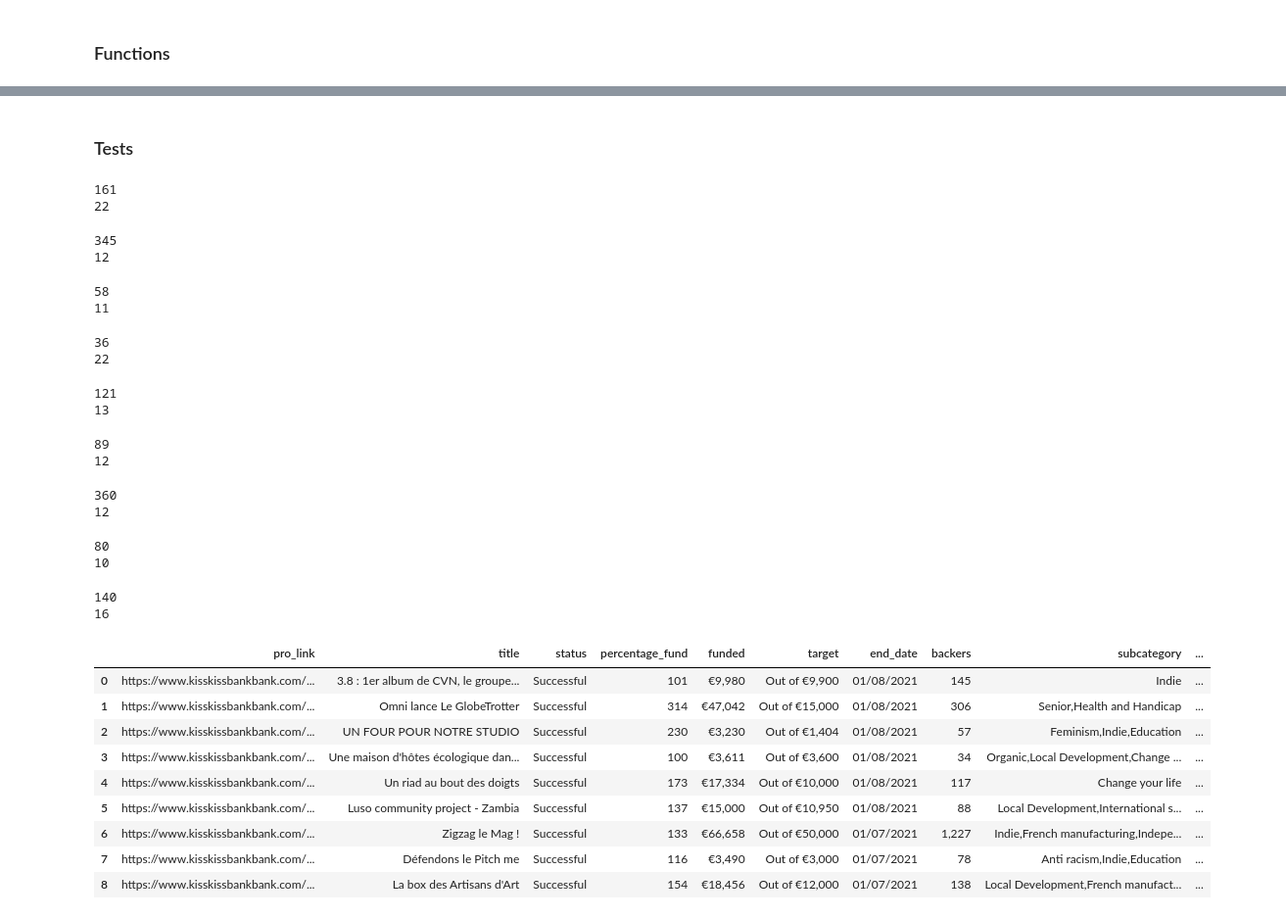
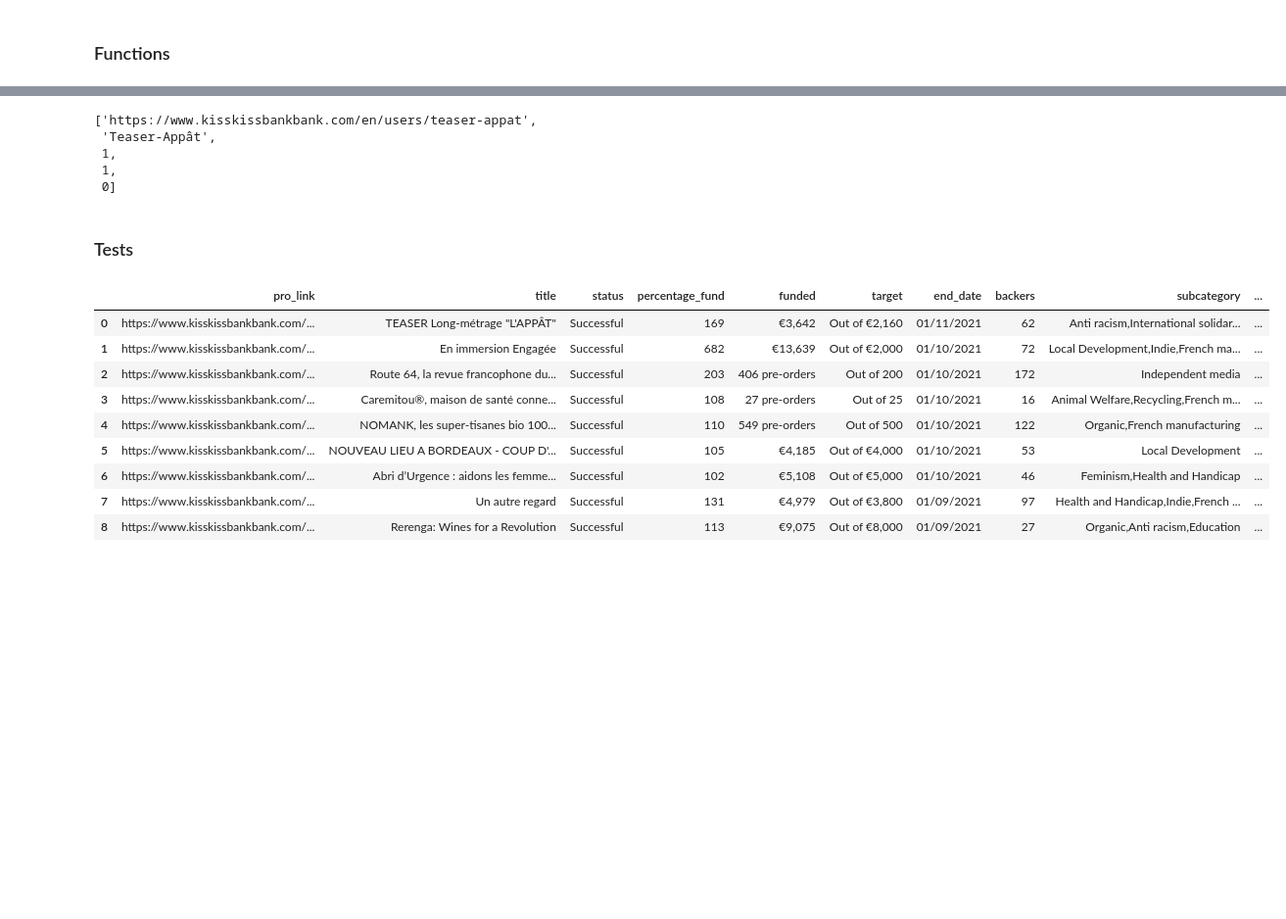
Before and after one commit to nghiadanh26/Crowdfunding, a Jupyter notebook: collect_data_v2.ipynb, the cells around one changed output, grey strips where cells are left out. Shown at 98% size. Saved outputs shown, nothing was run; the diff lists cells and outputs as text; code cells hidden in the pictures; blank space fills up the shorter version.

Commit message:
Disable timeline and comment

```diff
--- a/collect_data_v2.ipynb
+++ b/collect_data_v2.ipynb
@@ -33,7 +33,8 @@ project_features = [
     'num_comments',
     'num_contributions',
     'creater_link',
-    'language'
+    'language',
+    'short_des'
 ]
 
 reward_features = [
@@ -327,4 +325,4 @@ def extract_data(url):
 # %%
-project, reward, creater, timeline, comment = extract_data('https://www.kisskissbankbank.com/en/projects/zigzag-le-mag')
+project, reward, creater = extract_data('https://www.kisskissbankbank.com/en/projects/teaserlappat')
 project
 # %% [output]
@@ -371,13 +362,21 @@ comment
+# %%
+creater
+# %% [output]
+['https://www.kisskissbankbank.com/en/users/teaser-appat',
+ 'Teaser-Appât',
+ 1,
+ 1,
+ 0]
 # %%
 def collect_data(start = 2, end = 3):
 
     projects = []
     rewards = []
     creaters = []
-    timelines = []
-    comments = []
+    #timelines = []
+    #comments = []
 
-    for i in range(start,end):
+    for i in tqdm(range(start,end)):
 
         url_i = create_url(i)
 
@@ -403,22 +402,22 @@ def collect_data(start = 2, end = 3):
         for p in tqdm(pro_links):
             pro_link = p.get('href')
             #print(pro_link)
-            project, reward, creater, timeline, comment = extract_data(pro_link)
+            project, reward, creater = extract_data(pro_link)
             projects.append(project)
             for r in reward:
                 rewards.append(r)
             #print(rewards)
             creaters.append(creater)
-            for t in timeline:
-                timelines.append(t)
-            for c in comment:
-                comments.append(c)
+            #for t in timeline:
+                #timelines.append(t)
+            #for c in comment:
+                #comments.append(c)
     projects = pd.DataFrame(projects, columns = project_features)
     rewards = pd.DataFrame(rewards, columns = reward_features)
     creaters = pd.DataFrame(creaters, columns = creater_features)
-    timelines = pd.DataFrame(timelines, columns = timeline_features)
-    comments = pd.DataFrame(comments, columns = comment_features)
-    return projects, rewards, creaters, timelines, comments
+    #timelines = pd.DataFrame(timelines, columns = timeline_features)
+    #comments = pd.DataFrame(comments, columns = comment_features)
+    return projects, rewards, creaters#, timelines, comments
 # %% [markdown]
 ### Tests
 # %%
@@ -426,37 +425,19 @@ create_url(3)
 # %%
 extract_data('https://www.kisskissbankbank.com/en/projects/en-immersion-engagee')
 # %%
-projects, rewards, creaters, timelines, comments = collect_data(2,3)
+projects, rewards, creaters = collect_data(2,3)
 projects
 # %% [output]
-161
-22
-345
-12
-58
-11
-36
-22
-121
-13
-89
-12
-360
-12
-80
-10
-140
-16
 |  | pro_link | title | status | percentage_fund | funded | target | end_date | backers | subcategory | ... |
-| 0 | https://www.kisskissbankbank.com/... | 3.8 : 1er album de CVN, le groupe... | Successful | 101 | €9,980 | Out of €9,900 | 01/08/2021 | 145 | Indie | ... |
-| 1 | https://www.kisskissbankbank.com/... | Omni lance Le GlobeTrotter | Successful | 314 | €47,042 | Out of €15,000 | 01/08/2021 | 306 | Senior,Health and Handicap | ... |
-| 2 | https://www.kisskissbankbank.com/... | UN FOUR POUR NOTRE STUDIO | Successful | 230 | €3,230 | Out of €1,404 | 01/08/2021 | 57 | Feminism,Indie,Education | ... |
-| 3 | https://www.kisskissbankbank.com/... | Une maison d'hôtes écologique dan... | Successful | 100 | €3,611 | Out of €3,600 | 01/08/2021 | 34 | Organic,Local Development,Change ... | ... |
-| 4 | https://www.kisskissbankbank.com/... | Un riad au bout des doigts | Successful | 173 | €17,334 | Out of €10,000 | 01/08/2021 | 117 | Change your life | ... |
-| 5 | https://www.kisskissbankbank.com/... | Luso community project - Zambia | Successful | 137 | €15,000 | Out of €10,950 | 01/08/2021 | 88 | Local Development,International s... | ... |
-| 6 | https://www.kisskissbankbank.com/... | Zigzag le Mag ! | Successful | 133 | €66,658 | Out of €50,000 | 01/07/2021 | 1,227 | Indie,French manufacturing,Indepe... | ... |
-| 7 | https://www.kisskissbankbank.com/... | Défendons le Pitch me | Successful | 116 | €3,490 | Out of €3,000 | 01/07/2021 | 78 | Anti racism,Indie,Education | ... |
-| 8 | https://www.kisskissbankbank.com/... | La box des Artisans d'Art | Successful | 154 | €18,456 | Out of €12,000 | 01/07/2021 | 138 | Local Development,French manufact... | ... |
+| 0 | https://www.kisskissbankbank.com/... | TEASER Long-métrage "L'APPÂT" | Successful | 169 | €3,642 | Out of €2,160 | 01/11/2021 | 62 | Anti racism,International solidar... | ... |
+| 1 | https://www.kisskissbankbank.com/... | En immersion Engagée | Successful | 682 | €13,639 | Out of €2,000 | 01/10/2021 | 72 | Local Development,Indie,French ma... | ... |
+| 2 | https://www.kisskissbankbank.com/... | Route 64, la revue francophone du... | Successful | 203 | 406 pre-orders | Out of 200 | 01/10/2021 | 172 | Independent media | ... |
+| 3 | https://www.kisskissbankbank.com/... | Caremitou®, maison de santé conne... | Successful | 108 | 27 pre-orders | Out of 25 | 01/10/2021 | 16 | Animal Welfare,Recycling,French m... | ... |
+| 4 | https://www.kisskissbankbank.com/... | NOMANK, les super-tisanes bio 100... | Successful | 110 | 549 pre-orders | Out of 500 | 01/10/2021 | 122 | Organic,French manufacturing | ... |
+| 5 | https://www.kisskissbankbank.com/... | NOUVEAU LIEU A BORDEAUX - COUP D'... | Successful | 105 | €4,185 | Out of €4,000 | 01/10/2021 | 53 | Local Development | ... |
+| 6 | https://www.kisskissbankbank.com/... | Abri d’Urgence : aidons les femme... | Successful | 102 | €5,108 | Out of €5,000 | 01/10/2021 | 46 | Feminism,Health and Handicap | ... |
+| 7 | https://www.kisskissbankbank.com/... | Un autre regard | Successful | 131 | €4,979 | Out of €3,800 | 01/09/2021 | 97 | Health and Handicap,Indie,French ... | ... |
+| 8 | https://www.kisskissbankbank.com/... | Rerenga: Wines for a Revolution | Successful | 113 | €9,075 | Out of €8,000 | 01/09/2021 | 27 | Organic,Anti racism,Education | ... |
 # %%
 rewards
 # %% [output]
```
Also changed, not shown: parts of 15 cells of this notebook.
